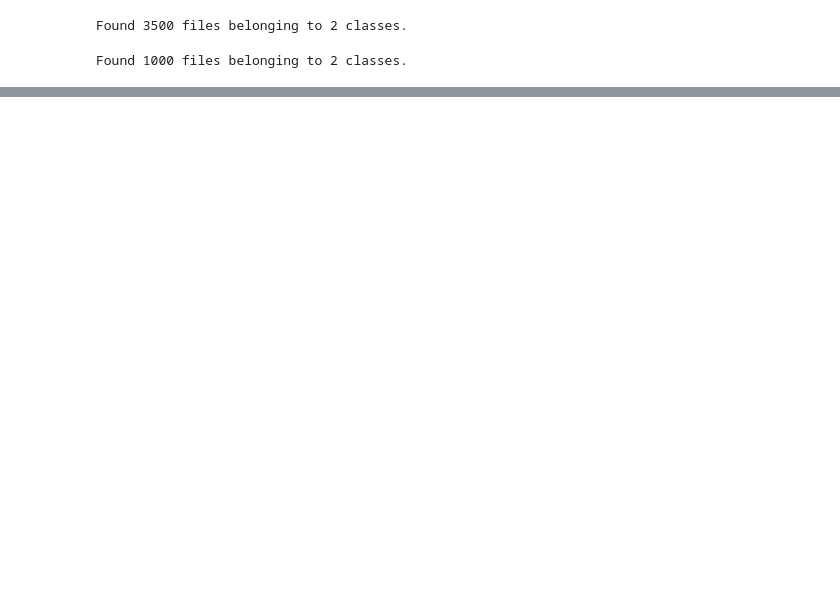
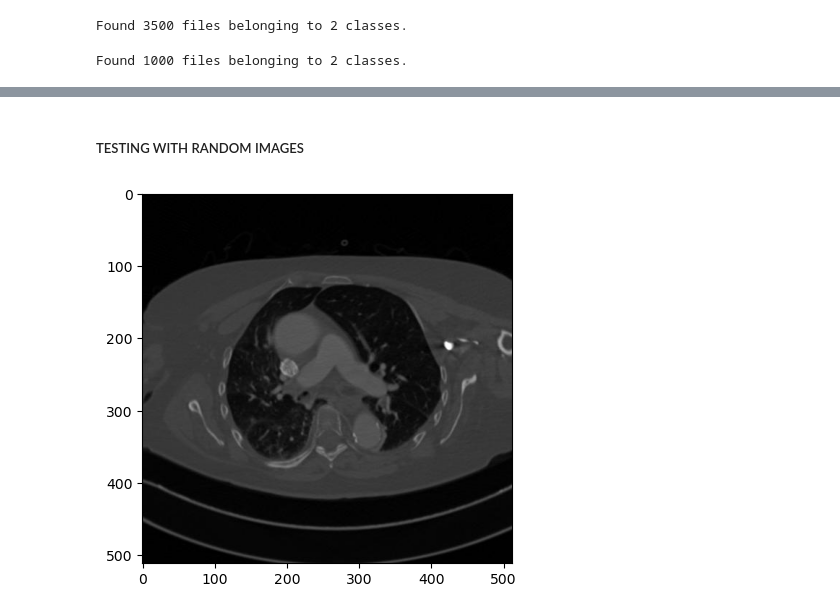
Before and after one commit to Caroline-Mwangi/Automate-PE-Detection-CNN, a Jupyter notebook: AUTOMATED PE DETECTION.ipynb, the cells around one changed output, grey strips where cells are left out. Cells and saved outputs as stored; diff of their text form; code cells hidden in the pictures; blank space fills up the shorter version.

```diff
--- a/AUTOMATED PE DETECTION.ipynb
+++ b/AUTOMATED PE DETECTION.ipynb
@@ -233,0 +355,8 @@ Epoch 25/25
+# %% [markdown]
+##### TESTING WITH RANDOM IMAGES
+# %%
+img = cv2.imread(os.path.join(dataset_dir, 'rand_test', 'no_pe', '3b2ff6ab1ed0.dcm.jpg'))
+plt.imshow(img)
+plt.show()
+# %% [output]
+[figure, added]
```
Also changed, not shown: parts of 47 cells of this notebook.
